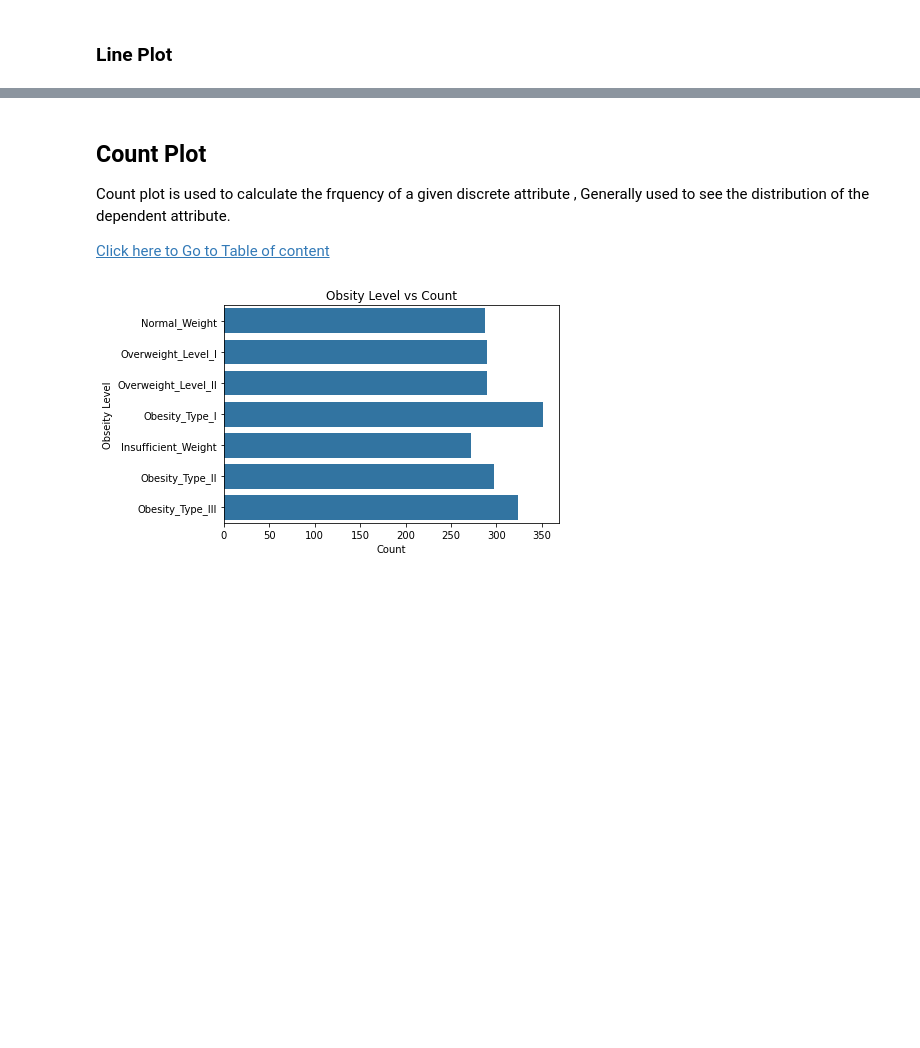
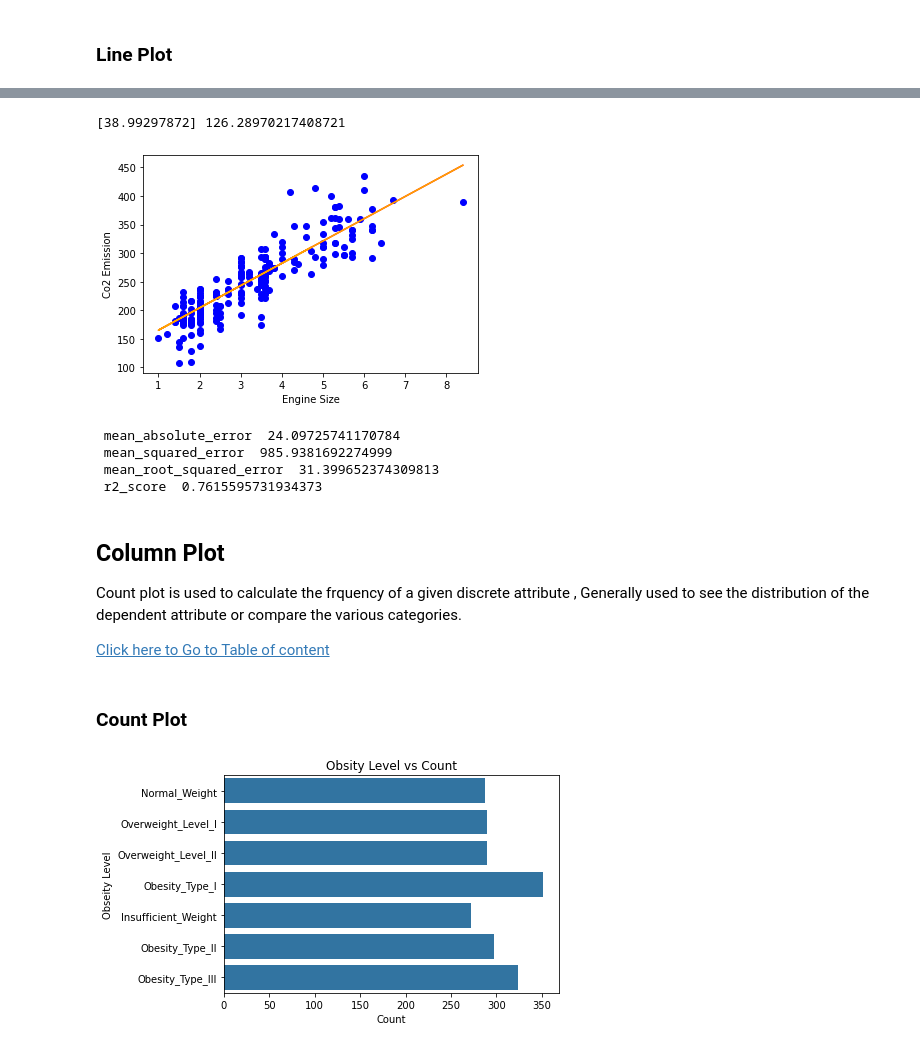
Before and after one commit to arpans2112/MachineLearningFundamentals, a Jupyter notebook: visualization/Data_Visualization_Using_Python.ipynb, the cells around one changed output, grey strips where cells are left out. Saved outputs shown, nothing was run; the diff lists cells and outputs as text; code cells hidden in the pictures; blank space fills up the shorter version.

```diff
--- a/visualization/Data_Visualization_Using_Python.ipynb
+++ b/visualization/Data_Visualization_Using_Python.ipynb
@@ -251,11 +315,62 @@ sns.boxplot(x='body-style',y='price', data=used_cars_df)
+# %%
+# Simple Linear Regression Model ( Independent variable : Enginesize, Dependent Variable : CO2 Emission )
+
+ds1 = pd.read_csv('DS1_FuelConsumptionCo2.csv')
+cdf = ds1[['ENGINESIZE','CYLINDERS','FUELCONSUMPTION_COMB','CO2EMISSIONS']]
+
+X = cdf.ENGINESIZE.to_numpy()
+y = cdf.CO2EMISSIONS.to_numpy()
+
+from sklearn.model_selection import train_test_split
+
+X_train, X_test, y_train, y_test = train_test_split(X,y,test_size=0.2, random_state=42)
+
+from sklearn import linear_model
+regressor = linear_model.LinearRegression()
+regressor.fit(X_train.reshape(-1,1), y_train)
+
+# y_actual and Y_actual_1 are both the same values, as we can see both line in the plot over-ride each other.
+y_actual = regressor.predict(X_test.reshape(-1,1))
+y_actual_1 = X_test * regressor.coef_ + regressor.intercept_
+
+# parameters
+print(regressor.coef_,regressor.intercept_)
+
+# plot test data scatter plot & Predicted Line Regression Plot
+plt.scatter(X_test,y_test,color='blue')
+plt.plot(X_test,y_actual,color='red')
+plt.plot(X_test,y_actual_1,color='orange')
+plt.xlabel('Engine Size')
+plt.ylabel('Co2 Emission')
+plt.show()
+
+# Model Evaluation
+from sklearn.metrics import mean_absolute_error, mean_squared_error, r2_score
+
+print(" mean_absolute_error " ,mean_absolute_error(y_test,y_actual))
+print(" mean_squared_error " , mean_squared_error(y_test,y_actual))
+print(" mean_root_squared_error " , np.sqrt(mean_squared_error(y_test,y_actual)))
+print(" r2_score " , r2_score(y_test,y_actual))
+
+# from sklearn.metrics import mean_absolute_error, mean_squared_error, r2_score
+# %% [output]
+[38.99297872] 126.28970217408721
+[figure, added]
+ mean_absolute_error  24.09725741170784
+ mean_squared_error  985.9381692274999
+ mean_root_squared_error  31.399652374309813
+ r2_score  0.7615595731934373
 # %% [markdown]
+
 <a name="6"></a>
 
-## Count Plot
+## Column Plot
 
-Count plot is used to calculate the frquency of a given discrete attribute , Generally used to see the distribution of the dependent attribute.
+Count plot is used to calculate the frquency of a given discrete attribute , Generally used to see the distribution of the dependent attribute or compare the various categories.
 
 <a href="#0">Click here to Go to Table of content</a>
+# %% [markdown]
+### Count Plot
 # %%
 import seaborn as sns
 import pandas as pd
```
Also changed, not shown: parts of 40 cells of this notebook, 1 other file.
